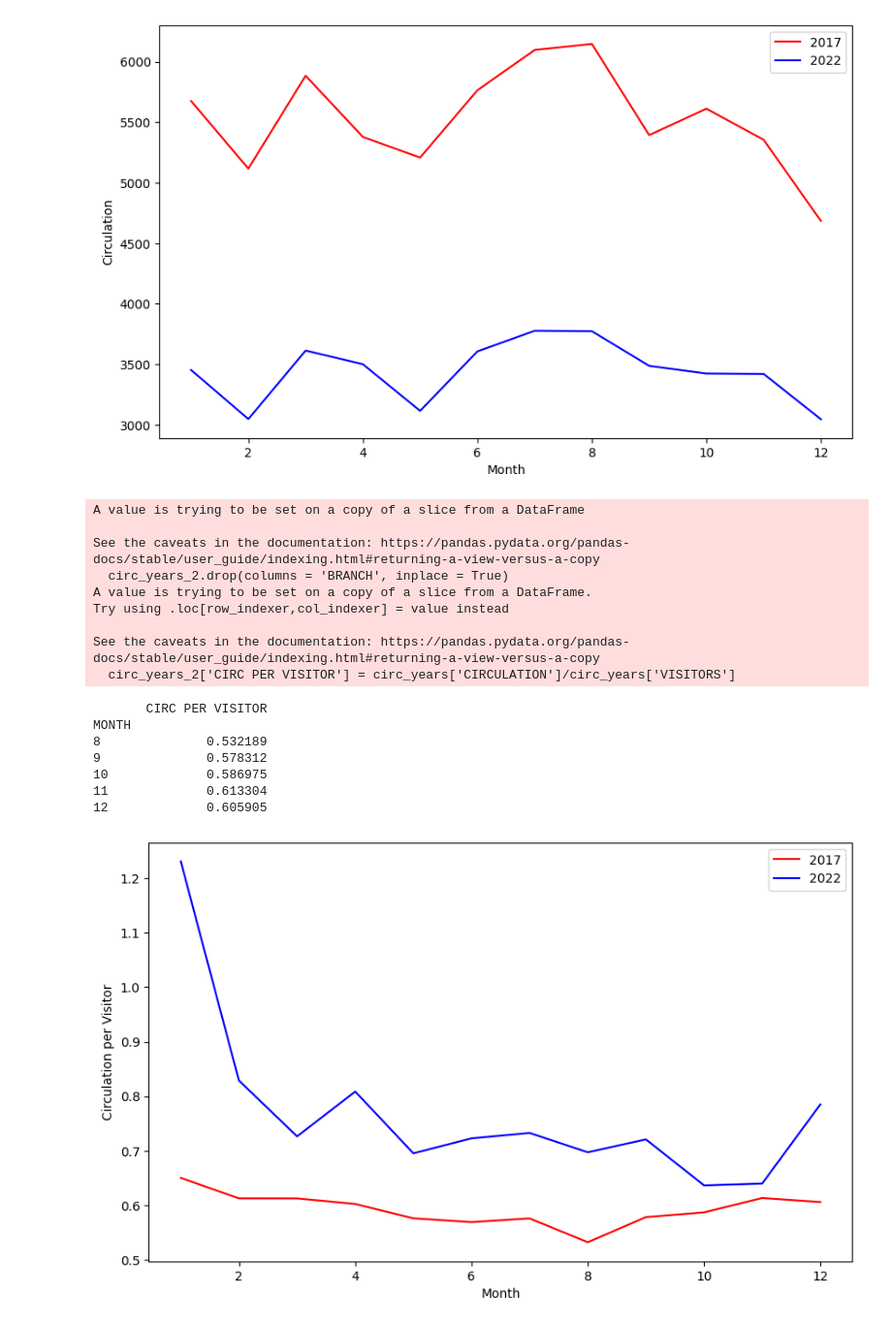
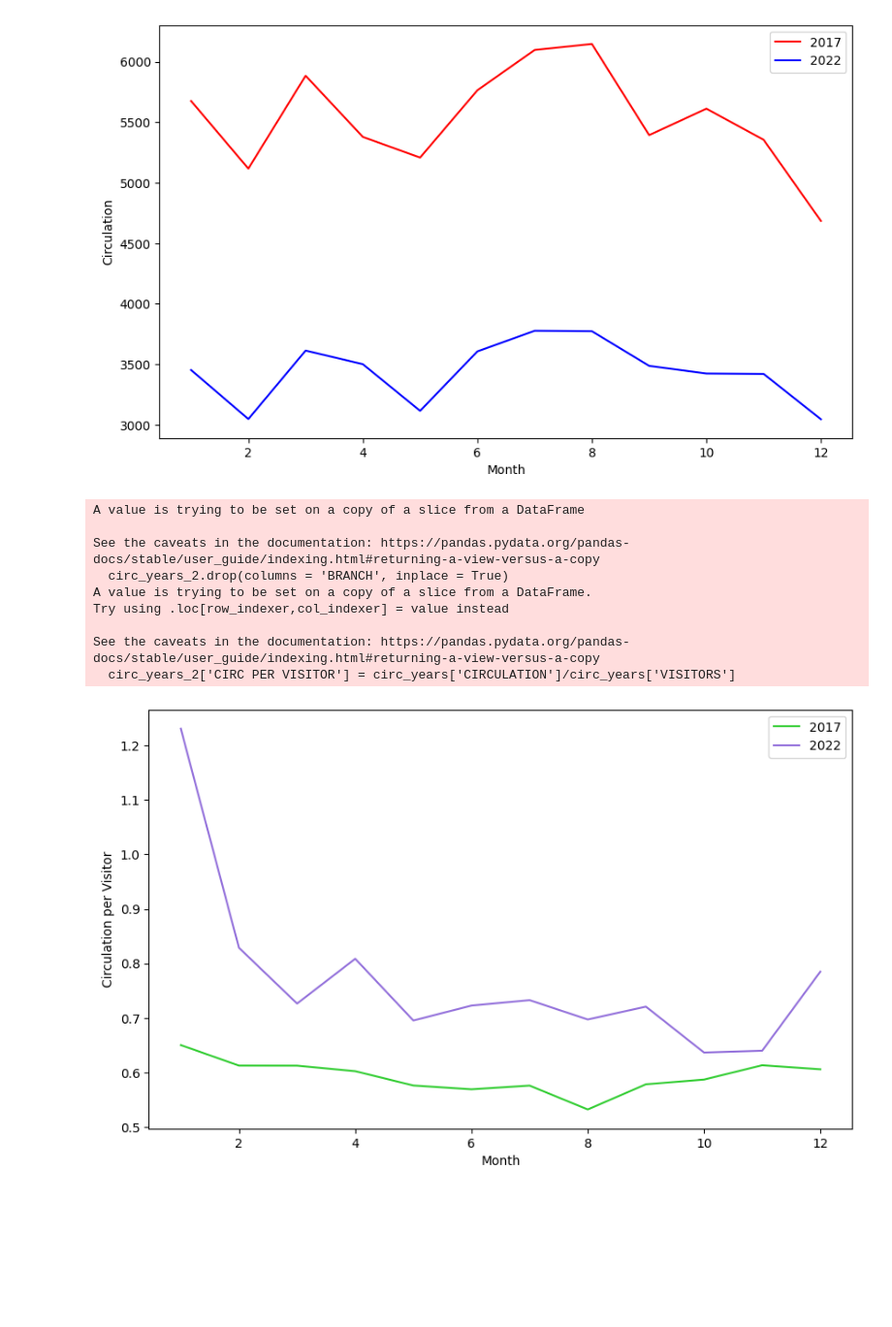
Before and after one commit to uchicago-dsi/cpl_project, a Jupyter notebook: can-summer-2023/basic circulation visuals.ipynb, the cells around one changed output. Shown at 97% size. Cells and saved outputs as stored; diff of their text form; code cells hidden in the pictures; blank space fills up the shorter version.

```diff
--- a/can-summer-2023/basic circulation visuals.ipynb
+++ b/can-summer-2023/basic circulation visuals.ipynb
@@ -4,10 +4,16 @@ import pandas as pd
 import matplotlib
 from matplotlib import pyplot as plt
 import seaborn as sns
+from sklearn.linear_model import LinearRegression
+plt.style.use('default')
 
 branch_metrics = pd.read_csv('data/clean/branch_metrics.csv')
-branch_metrics_nonzero = branch_metrics[(branch_metrics['VISITORS'] > 0) & (branch_metrics['COMPUTER_SESSIONS'] > 0)]
 branch_metrics['COMPUTER_SESSIONS_2'] = branch_metrics['COMPUTER_SESSIONS'].fillna(0)
 branch_metrics['VISITORS_2'] = branch_metrics['VISITORS'].fillna(0)
+
+branch_metrics_nonzero = branch_metrics[(branch_metrics['VISITORS'] > 0) & (branch_metrics['COMPUTER_SESSIONS'] > 0)&(branch_metrics['COMPUTER_SESSIONS_2'] > 0)& (branch_metrics['VISITORS_2'] > 0)]
+
+#branch_metrics_nonzero['COMPUTER_SESSIONS_2'] = branch_metrics_nonzero['COMPUTER_SESSIONS'].fillna(0)
+#branch_metrics_nonzero['VISITORS_2'] = branch_metrics_nonzero['VISITORS'].fillna(0)
+
 #2011 and 2012 have NaN values
-branch_metrics.head(5)
@@ -111,36 +134,28 @@ See the caveats in the documentation: https://pandas.pydata.org/pandas-docs/stab
 # %%
 circ_years_2 = branch_metrics_nonzero.loc[(branch_metrics_nonzero['YEAR']==2017)|(branch_metrics_nonzero['YEAR']==2022)]
 circ_years_2.drop(columns = 'BRANCH', inplace = True)
 circ_years_2['CIRC PER VISITOR'] = circ_years['CIRCULATION']/circ_years['VISITORS']
 
 cpv_2017 = circ_years_2.loc[(circ_years_2['YEAR']==2017)]
 cpv_2022 = circ_years_2.loc[(circ_years_2['YEAR']==2022)]
 cpv_2017 = cpv_2017.groupby(['MONTH'])[['CIRC PER VISITOR']].mean()
 cpv_2022 = cpv_2022.groupby(['MONTH'])[['CIRC PER VISITOR']].mean()
-print(cpv_2017.tail(5))
 
 plt.figure(figsize=(10,6))
-plt.plot(cpv_2017, color = 'red')
-plt.plot(cpv_2022, color = 'blue')
+plt.plot(cpv_2017, color = 'limegreen')
+plt.plot(cpv_2022, color = 'mediumpurple')
 plt.legend(['2017', '2022'])
 plt.ylabel('Circulation per Visitor')
 plt.xlabel('Month')
 plt.show()
 # %% [output]
 A value is trying to be set on a copy of a slice from a DataFrame
 
 See the caveats in the documentation: https://pandas.pydata.org/pandas-docs/stable/user_guide/indexing.html#returning-a-view-versus-a-copy
   circ_years_2.drop(columns = 'BRANCH', inplace = True)
 A value is trying to be set on a copy of a slice from a DataFrame.
 Try using .loc[row_indexer,col_indexer] = value instead
 
 See the caveats in the documentation: https://pandas.pydata.org/pandas-docs/stable/user_guide/indexing.html#returning-a-view-versus-a-copy
   circ_years_2['CIRC PER VISITOR'] = circ_years['CIRCULATION']/circ_years['VISITORS']
-       CIRC PER VISITOR
-MONTH
-8              0.532189
-9              0.578312
-10             0.586975
-11             0.613304
-12             0.605905
-[figure, old version]
+[figure, new version]
```
Also changed, not shown: parts of 6 cells of this notebook.
